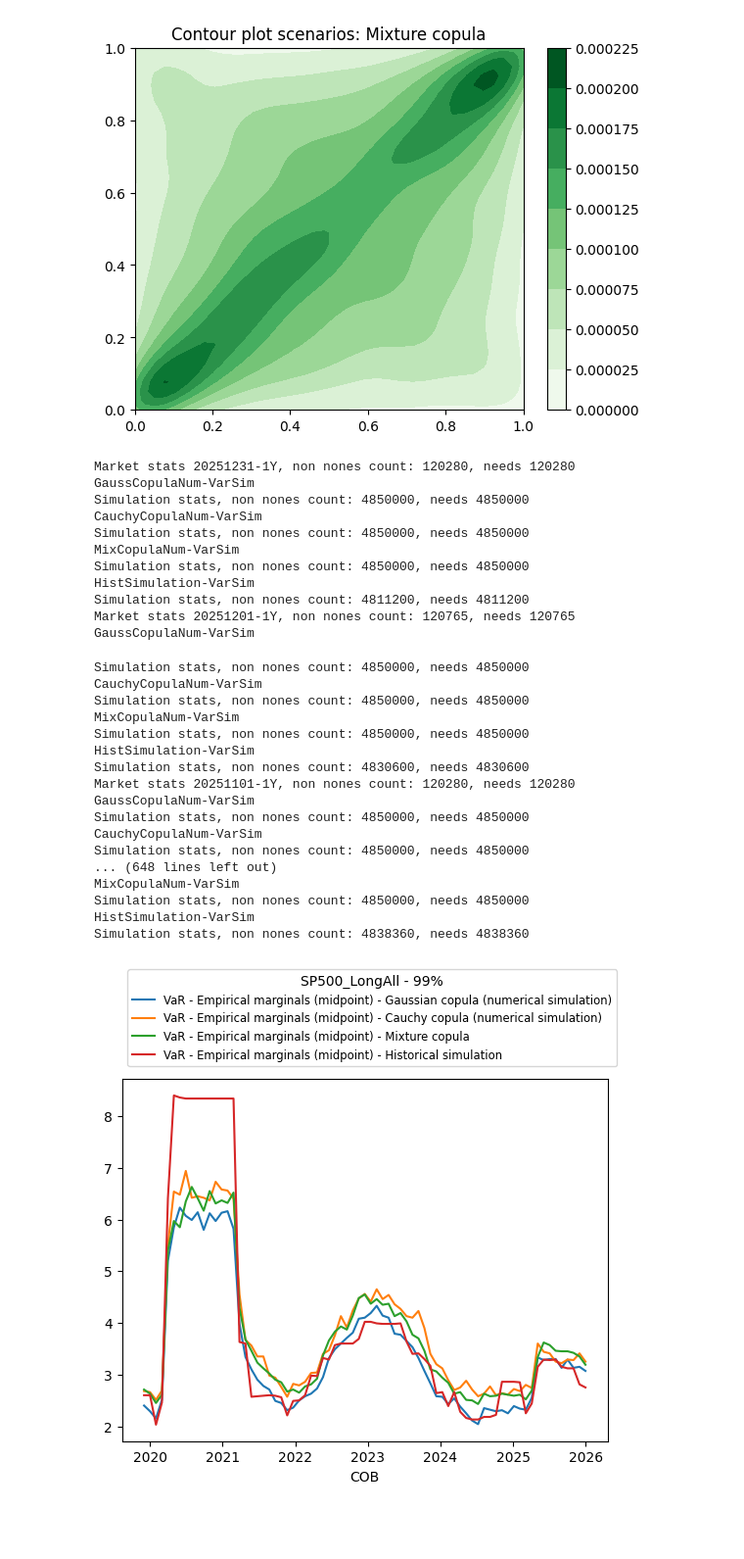
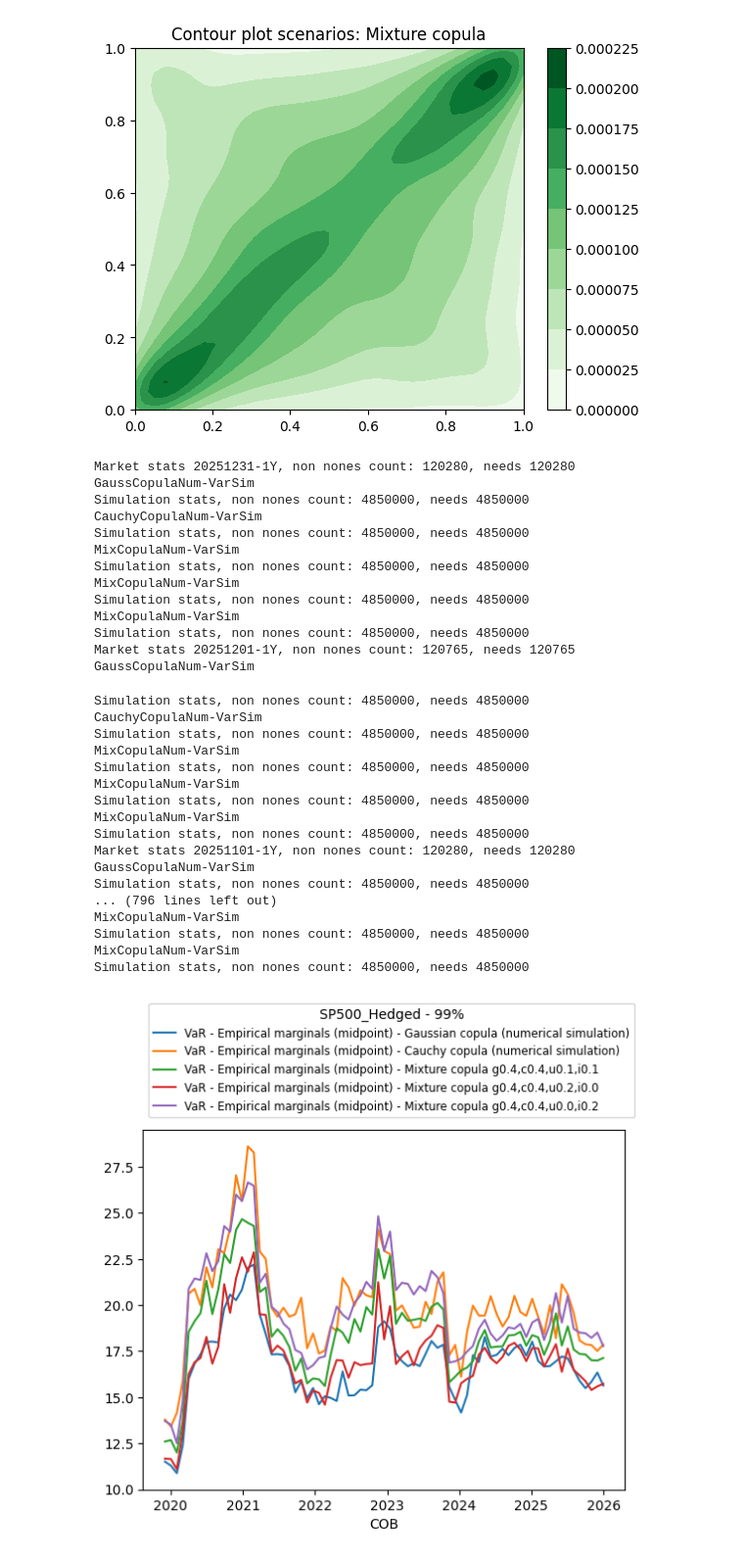
Before and after one commit to SergioArkhypov/MLCopula, a Jupyter notebook: code/study.ipynb, the cells around one changed output. Shown at 98% size. Cells and saved outputs as stored; diff of their text form; code cells hidden in the pictures; blank space fills up the shorter version.

Commit message:
generated results with different mixture copulas zero and unit copulas

```diff
--- a/code/study.ipynb
+++ b/code/study.ipynb
@@ -60,12 +60,15 @@ import pandas as pd
 import numpy as np
 import os
 from datetime import datetime, timedelta
+import matplotlib.pyplot as plt
 
 relpath = os.path.dirname(os.path.abspath(''))
-ptf_name = 'SP500_LongAll'
+ptf_name = 'SP500_Hedged' # 'SP500_Hedged'
 output_path_part = 'C:\\Temp'
-meth_list = [('GaussCopulaNum', 'VarSim'), ('CauchyCopulaNum', 'VarSim'), ('MixCopulaNum', 'VarSim'), ('HistSimulation', 'VarSim')]
+#meth_list = [('GaussCopulaNum', 'VarSim'), ('CauchyCopulaNum', 'VarSim'), ('HistSimulation', 'VarSim'), ('MixCopulaNum', 'VarSim', [0.4, 0.4, 0.1, 0.1])]
+meth_list = [('GaussCopulaNum', 'VarSim'), ('CauchyCopulaNum', 'VarSim'), ('MixCopulaNum', 'VarSim', [0.4, 0.4, 0.1, 0.1]), ('MixCopulaNum', 'VarSim', [0.4, 0.4, 0.2, 0.0]), ('MixCopulaNum', 'VarSim', [0.4, 0.4, 0.0, 0.2])]
 cob_date_str='20251231'
+figpath = 'C:\\dev\\MLCopula\\document\\figures'
 
 ptf_df = pd.read_csv(f'{relpath}\\data\\portfolios\\{ptf_name}.csv')
 ptf_names, ptf_wghts = list(ptf_df['Symbol']), list(ptf_df['Weight'])
@@ -75,70 +78,86 @@ market.load_history()
 
 res = pd.DataFrame(data=None, columns=range(len(meth_list)+1))
 res2 = pd.DataFrame(data=None, columns=range(len(meth_list)+1))
+res3 = pd.DataFrame(data=None, columns=range(len(meth_list)+1))
 for i in range(75):
     new_cob_date = datetime.strptime(cob_date_str, '%Y%m%d').date() - timedelta(days=30*i)
     returns = market.get_logreturns(cob_date_str=new_cob_date.strftime('%Y%m%d'), sub_period_years=1)
-    col_res, date_res, date_res2 = ['COB'], [new_cob_date], [new_cob_date]
+    col_res, date_res, date_res2, date_res3 = ['COB'], [new_cob_date], [new_cob_date], [new_cob_date]
 
     for meth in meth_list:
         print(f'{meth[0]}-{meth[1]}')
         copula = getattr(js, meth[0])
 
-        joint_sim = copula(returns, [1.0]*len(ptf_names), seed=0) if meth[0] != 'MixCopulaNum' else copula(returns, [1.0]*len(ptf_names), seed=0, weights=[0.5, 0.4, 0.05, 0.05])
+        joint_sim = copula(returns, [1.0]*len(ptf_names), seed=0) if meth[0] != 'MixCopulaNum' else copula(returns, [1.0]*len(ptf_names), seed=0, weights=meth[2])
 
         var_meth = getattr(v, meth[1])
         port_sim = var_meth(returns, market.spot, joint_sim, np.array(ptf_wghts), method='midpoint')
         port_sim.calculate_pnls(10000)
         port_var = round(port_sim.get_quantile(0.99)/port_sim.get_port_value()*100,2)
         port_var2 = round(port_sim.get_quantile(0.995)/port_sim.get_port_value()*100,2)
-        date_res.append(port_var); date_res2.append(port_var2); col_res.append(port_sim.name)
+        port_var3 = round(port_sim.get_quantile(0.999)/port_sim.get_port_value()*100,2)
+        date_res.append(port_var); date_res2.append(port_var2); date_res3.append(port_var3); col_res.append(port_sim.name)
 
-    res.columns, res2.columns = col_res, col_res
+    res.columns, res2.columns, res3.columns = col_res, col_res, col_res
     res_temp = pd.DataFrame(data=[date_res], columns=col_res)
     res_temp2 = pd.DataFrame(data=[date_res2], columns=col_res)
+    res_temp3 = pd.DataFrame(data=[date_res3], columns=col_res)
     res = pd.concat([res, res_temp], ignore_index=True)
     res2 = pd.concat([res2, res_temp2], ignore_index=True)
+    res3 = pd.concat([res3, res_temp3], ignore_index=True)
 
 res.set_index('COB', inplace=True); res.sort_index(inplace=True)
 res.to_csv(f'{output_path_part}\\{ptf_name}-var_99.csv')
 res.plot().legend(bbox_to_anchor=(0., 1.02, 1., .102), fontsize='small').set_title(f'{ptf_name} - 99%')
+plt.savefig(f'{figpath}\\Var_{ptf_name}_99.png', bbox_inches="tight")
+plt.show()
 
 res2.set_index('COB', inplace=True); res.sort_index(inplace=True)
 res2.to_csv(f'{output_path_part}\\{ptf_name}-var_995.csv')
 res2.plot().legend(bbox_to_anchor=(0., 1.02, 1., .102), fontsize='small').set_title(f'{ptf_name} - 99.5%')
+plt.savefig(f'{figpath}\\Var_{ptf_name}_995.png', bbox_inches="tight")
+plt.show()
+
+res3.set_index('COB', inplace=True); res.sort_index(inplace=True)
+res3.to_csv(f'{output_path_part}\\{ptf_name}-var_999.csv')
+res3.plot().legend(bbox_to_anchor=(0., 1.02, 1., .102), fontsize='small').set_title(f'{ptf_name} - 99.9%')
+plt.savefig(f'{figpath}\\Var_{ptf_name}_999.png', bbox_inches="tight")
+plt.show()
 
 #TODO:
 # 1) result stats i.e. multi quantile etc.
 # 2) logging /storing with decorator
 # 3) mixture copula & copula 1 & copula 0
 # 4) different marginals
 # %% [output]
 Market stats 20251231-1Y, non nones count: 120280, needs 120280
 GaussCopulaNum-VarSim
 Simulation stats, non nones count: 4850000, needs 4850000
 CauchyCopulaNum-VarSim
 Simulation stats, non nones count: 4850000, needs 4850000
 MixCopulaNum-VarSim
 Simulation stats, non nones count: 4850000, needs 4850000
-HistSimulation-VarSim
-Simulation stats, non nones count: 4811200, needs 4811200
+MixCopulaNum-VarSim
+Simulation stats, non nones count: 4850000, needs 4850000
+MixCopulaNum-VarSim
+Simulation stats, non nones count: 4850000, needs 4850000
 Market stats 20251201-1Y, non nones count: 120765, needs 120765
 GaussCopulaNum-VarSim
 Simulation stats, non nones count: 4850000, needs 4850000
 CauchyCopulaNum-VarSim
 Simulation stats, non nones count: 4850000, needs 4850000
 MixCopulaNum-VarSim
 Simulation stats, non nones count: 4850000, needs 4850000
-HistSimulation-VarSim
-Simulation stats, non nones count: 4830600, needs 4830600
+MixCopulaNum-VarSim
+Simulation stats, non nones count: 4850000, needs 4850000
+MixCopulaNum-VarSim
+Simulation stats, non nones count: 4850000, needs 4850000
 Market stats 20251101-1Y, non nones count: 120280, needs 120280
 GaussCopulaNum-VarSim
 Simulation stats, non nones count: 4850000, needs 4850000
-CauchyCopulaNum-VarSim
-Simulation stats, non nones count: 4850000, needs 4850000
-... (648 lines left out)
+... (796 lines left out)
 MixCopulaNum-VarSim
 Simulation stats, non nones count: 4850000, needs 4850000
-HistSimulation-VarSim
-Simulation stats, non nones count: 4838360, needs 4838360
+MixCopulaNum-VarSim
+Simulation stats, non nones count: 4850000, needs 4850000
-[figure, old version]
+[figure, new version]
```
Also changed, not shown: parts of 1 cell of this notebook, 13 other files.
